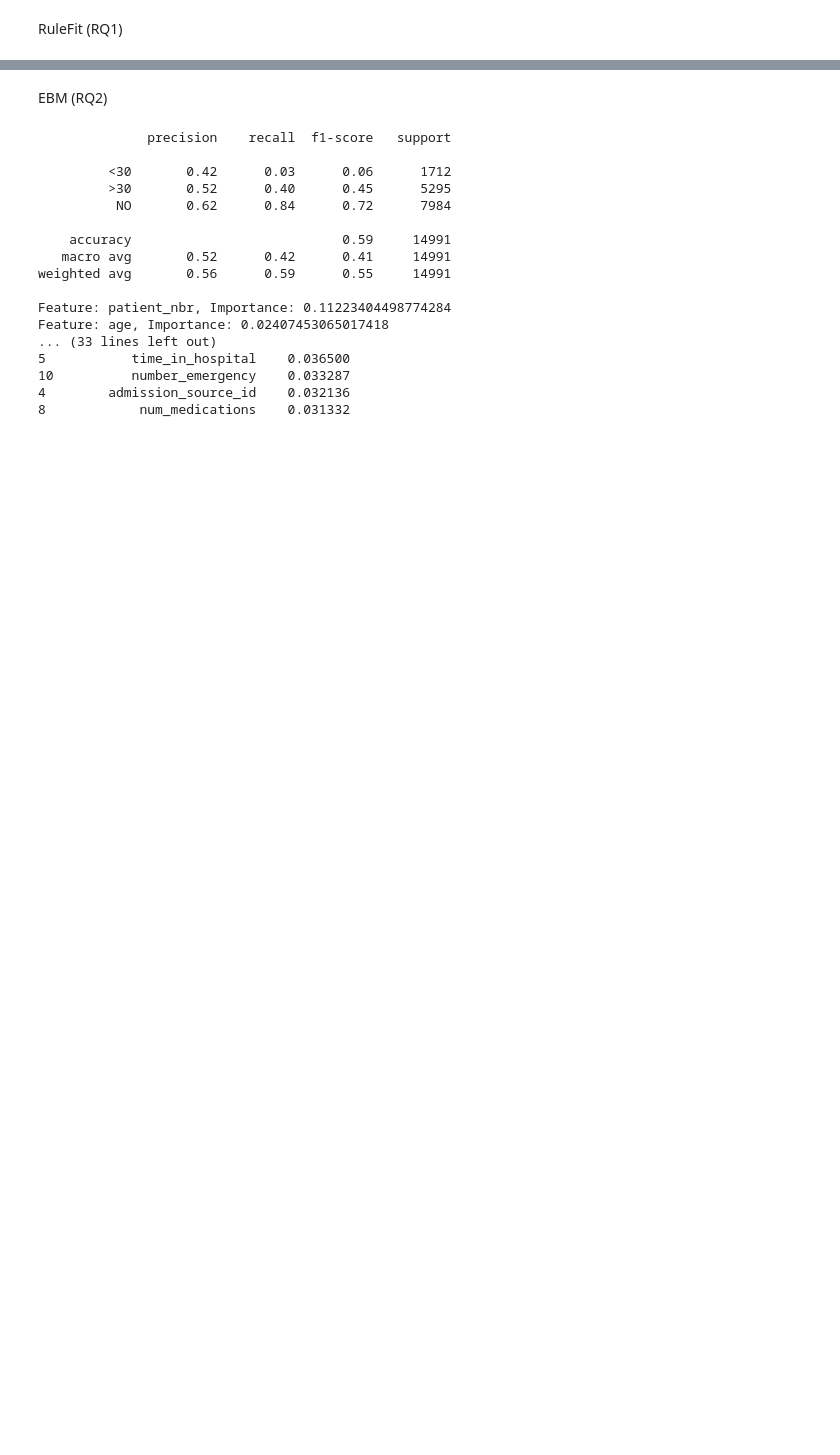
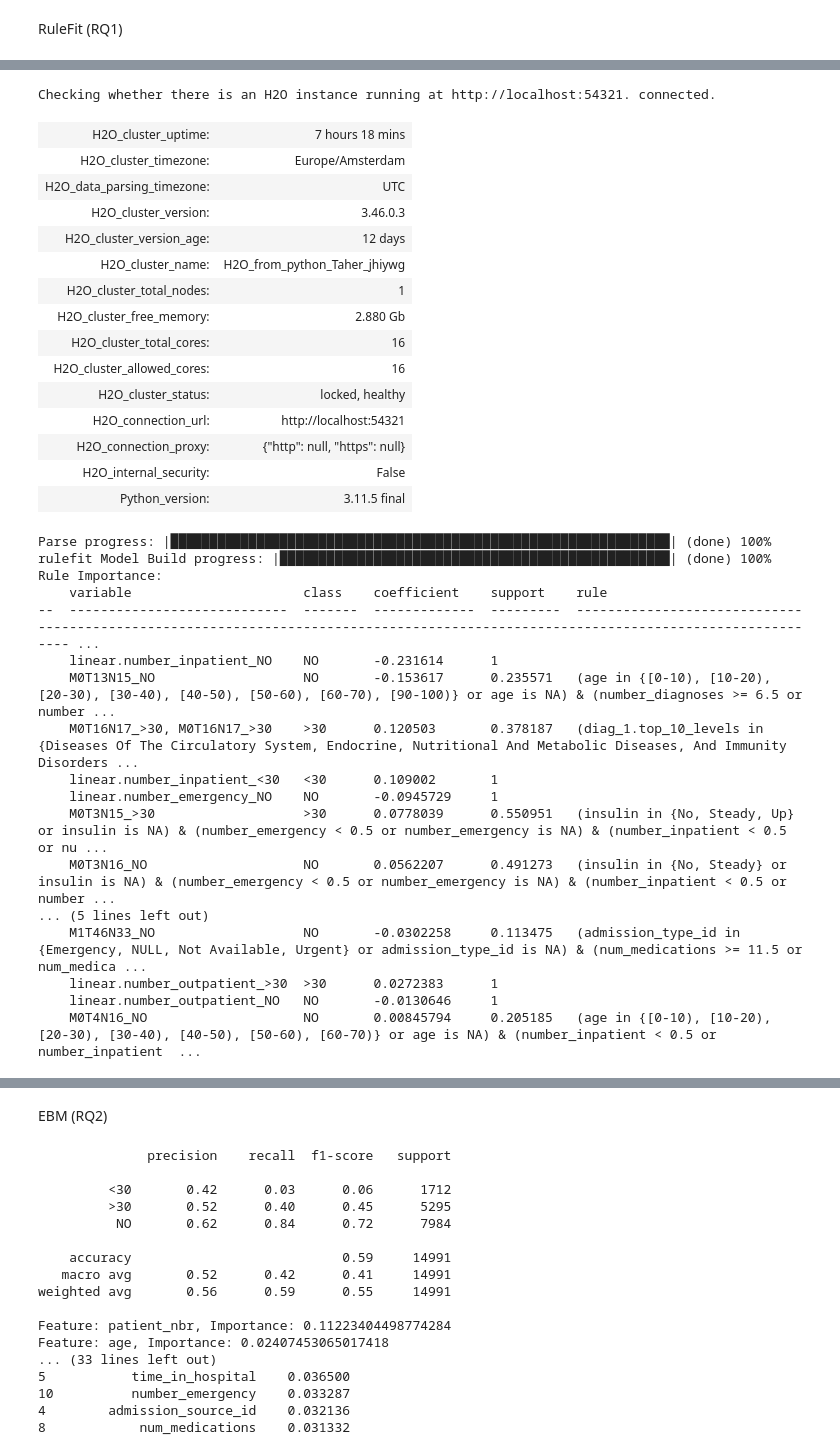
Before and after one commit to TaherJarUU/HCML-Project, a Jupyter notebook: project_code.ipynb, the cells around one changed output, grey strips where cells are left out. Saved outputs shown, nothing was run; the diff lists cells and outputs as text; code cells hidden in the pictures; blank space fills up the shorter version.

```diff
--- a/project_code.ipynb
+++ b/project_code.ipynb
@@ -309,0 +296,46 @@ print(rules)
+# %%
+import h2o
+h2o.init()
+from h2o.estimators import H2ORuleFitEstimator
+
+train_data = h2o.import_file('filtered_diabetes_train.csv')
+
+# Build and train the model:
+rfit = H2ORuleFitEstimator(max_rule_length=10,
+                           max_num_rules=100,
+                           seed=1)
+rfit.train(training_frame=train_data, x=filtered_train_df.columns[:-1].tolist(), y=filtered_train_df.columns[-1])
+# %% [output]
+Checking whether there is an H2O instance running at http://localhost:54321. connected.
+| H2O_cluster_uptime: | 7 hours 18 mins |
+| H2O_cluster_timezone: | Europe/Amsterdam |
+| H2O_data_parsing_timezone: | UTC |
+| H2O_cluster_version: | 3.46.0.3 |
+| H2O_cluster_version_age: | 12 days |
+| H2O_cluster_name: | H2O_from_python_Taher_jhiywg |
+| H2O_cluster_total_nodes: | 1 |
+| H2O_cluster_free_memory: | 2.880 Gb |
+| H2O_cluster_total_cores: | 16 |
+| H2O_cluster_allowed_cores: | 16 |
+| H2O_cluster_status: | locked, healthy |
+| H2O_connection_url: | http://localhost:54321 |
+| H2O_connection_proxy: | {"http": null, "https": null} |
+| H2O_internal_security: | False |
+| Python_version: | 3.11.5 final |
+Parse progress: |████████████████████████████████████████████████████████████████| (done) 100%
+rulefit Model Build progress: |██████████████████████████████████████████████████| (done) 100%
+Rule Importance:
+    variable                      class    coefficient    support    rule
+--  ----------------------------  -------  -------------  ---------  ----------------------------------------------------------------------------------------------------------------------------------- ...
+    linear.number_inpatient_NO    NO       -0.231614      1
+    M0T13N15_NO                   NO       -0.153617      0.235571   (age in {[0-10), [10-20), [20-30), [30-40), [40-50), [50-60), [60-70), [90-100)} or age is NA) & (number_diagnoses >= 6.5 or number ...
+    M0T16N17_>30, M0T16N17_>30    >30      0.120503       0.378187   (diag_1.top_10_levels in {Diseases Of The Circulatory System, Endocrine, Nutritional And Metabolic Diseases, And Immunity Disorders ...
+    linear.number_inpatient_<30   <30      0.109002       1
+    linear.number_emergency_NO    NO       -0.0945729     1
+    M0T3N15_>30                   >30      0.0778039      0.550951   (insulin in {No, Steady, Up} or insulin is NA) & (number_emergency < 0.5 or number_emergency is NA) & (number_inpatient < 0.5 or nu ...
+    M0T3N16_NO                    NO       0.0562207      0.491273   (insulin in {No, Steady} or insulin is NA) & (number_emergency < 0.5 or number_emergency is NA) & (number_inpatient < 0.5 or number ...
+... (5 lines left out)
+    M1T46N33_NO                   NO       -0.0302258     0.113475   (admission_type_id in {Emergency, NULL, Not Available, Urgent} or admission_type_id is NA) & (num_medications >= 11.5 or num_medica ...
+    linear.number_outpatient_>30  >30      0.0272383      1
+    linear.number_outpatient_NO   NO       -0.0130646     1
+    M0T4N16_NO                    NO       0.00845794     0.205185   (age in {[0-10), [10-20), [20-30), [30-40), [40-50), [50-60), [60-70)} or age is NA) & (number_inpatient < 0.5 or number_inpatient  ...
```
Also changed, not shown: parts of 9 cells of this notebook, 3 other files.
